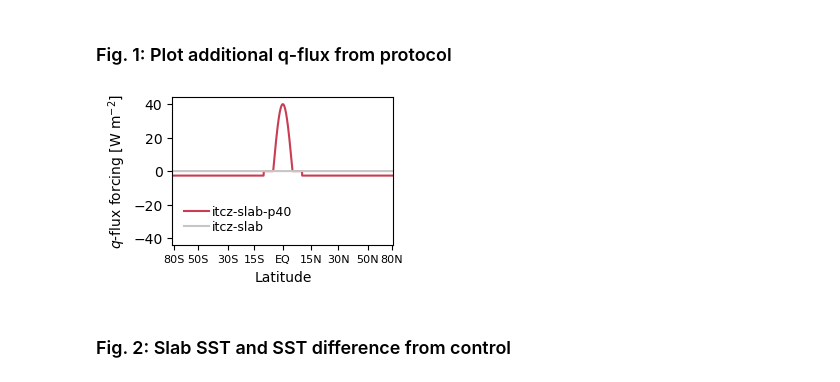
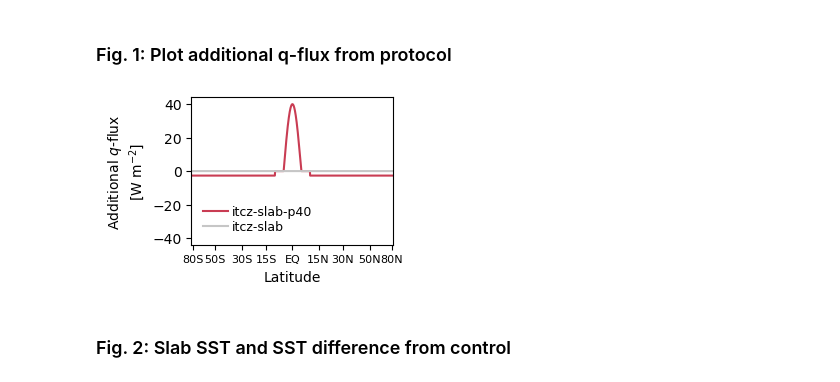
Before and after one commit to apendergrass/width-itcz-mip, a Jupyter notebook: plot-figures.ipynb, the cells around one changed output. Cells and saved outputs as stored; diff of their text form; code cells hidden in the pictures.

```diff
--- a/plot-figures.ipynb
+++ b/plot-figures.ipynb
@@ -56,36 +56,35 @@ for a, A in enumerate(A_list):
 
     for i in range(1, len(phi)):
         OHT_itcz[a, i] = (
             -2 * np.pi * r_earth ** 2
             * integrate.simps(np.cos(phi[: i + 1]) * q_itcz[a, :i+1], x=phi[:i+1])
         )
 
 # plot idealized q_itcz
 xticks = np.array([-80, -50, -30, -15, 0, 15, 30, 50, 80])
 xticklabels = ["80S", "50S", "30S", "15S", "EQ", "15N", "30N", "50N", "80N"]
 
 cm = 1/2.54  # centimeters to inches
 plt.figure(figsize=(8.3*cm, 5.5*cm))
 plt.subplot(111)
 
 plt.plot(np.sin(phi), q_itcz[0, :], label=A_labels[0],color=A_colors[0])
 plt.plot(np.sin(phi), q_itcz[1, :], label=A_labels[1],color=A_colors[1])
 
 
 plt.xticks(np.sin(np.deg2rad(xticks)), xticklabels, fontsize=8)
 plt.xlim([-1, 1])
 plt.xlabel("Latitude")
-plt.ylabel("$q$-flux forcing [W m$^{-2}]$")
+plt.ylabel("Additional $q$-flux \n[W m$^{-2}]$")
 plt.legend(fontsize=9, frameon=False, handletextpad=0.3, labelspacing=0.2)
 plt.ylim([-44,44])
 
 
 plt.tight_layout()
 
 plt.savefig(os.path.join(fig_dir, "fig01.eps"))
-#plt.savefig(os.path.join(fig_dir, "fig01.png"),dpi=300)
 # %% [output]
-[figure, old version]
+[figure, new version]
 # %% [markdown]
 ### Fig. 2: Slab SST and SST difference from control
 # %%
```
Also changed, not shown: 1 other file.
